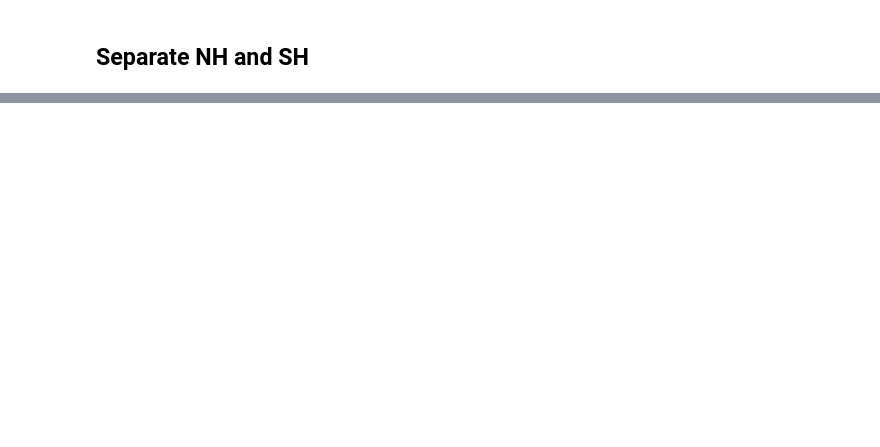
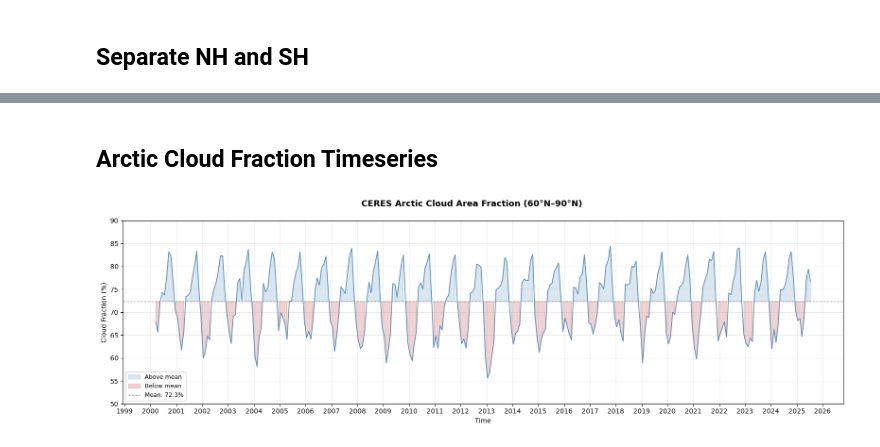
Before and after one commit to jshaw35/PRISM, a Jupyter notebook: V00-CERES_Data_Explorer.ipynb, the cells around one changed output, grey strips where cells are left out. Drawn from its saved outputs; the diff is of its cells as text; code cells hidden in the pictures; blank space fills up the shorter version.

```diff
--- a/V00-CERES_Data_Explorer.ipynb
+++ b/V00-CERES_Data_Explorer.ipynb
@@ -451,0 +560,48 @@ plt.close()
+# %% [markdown]
+## Arctic Cloud Fraction Timeseries
+# %%
+import numpy as np
+import matplotlib.pyplot as plt
+import matplotlib.dates as mdates
+
+# --- Subset Arctic (60°N to 90°N) ---
+cld_arctic = ds["cldarea_total_daynight_mon"].sel(lat=slice(60, 90))
+
+# --- Area-weighted mean ---
+weights_arctic = np.cos(np.deg2rad(cld_arctic.lat))
+weights_arctic.name = "weights"
+cld_arctic_mean = cld_arctic.weighted(weights_arctic).mean(dim=["lat", "lon"])
+
+time = cld_arctic_mean.time.values
+
+# --- Plot ---
+fig, ax = plt.subplots(figsize=(16, 5))
+fig.suptitle("CERES Arctic Cloud Area Fraction (60°N–90°N)", fontsize=13, fontweight="bold")
+
+ax.plot(time, cld_arctic_mean.values, color="steelblue", linewidth=1.2, alpha=0.9)
+ax.fill_between(time, cld_arctic_mean.values,
+                cld_arctic_mean.values.mean(),
+                where=cld_arctic_mean.values >= cld_arctic_mean.values.mean(),
+                color="steelblue", alpha=0.2, label="Above mean")
+ax.fill_between(time, cld_arctic_mean.values,
+                cld_arctic_mean.values.mean(),
+                where=cld_arctic_mean.values < cld_arctic_mean.values.mean(),
+                color="firebrick", alpha=0.2, label="Below mean")
+ax.axhline(cld_arctic_mean.values.mean(), color="dimgray", linewidth=1.0,
+           linestyle="--", label=f"Mean: {cld_arctic_mean.values.mean():.1f}%")
+
+ax.set_ylabel("Cloud Fraction (%)")
+ax.set_xlabel("Time")
+ax.set_ylim([50, 90])
+ax.grid(True, alpha=0.25)
+ax.legend(fontsize=9)
+
+ax.xaxis.set_major_locator(mdates.YearLocator())
+ax.xaxis.set_major_formatter(mdates.DateFormatter("%Y"))
+
+plt.tight_layout()
+plt.savefig("ceres_arctic_cloud_fraction.png", dpi=150, bbox_inches="tight")
+plt.show()
+plt.close()
+# %% [output]
+[figure, added]
```
Also changed, not shown: parts of 9 cells of this notebook.
